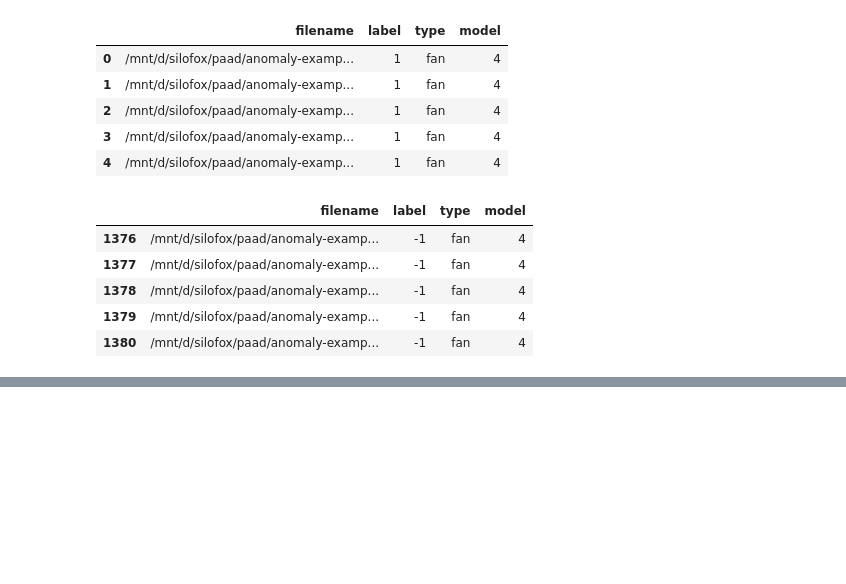
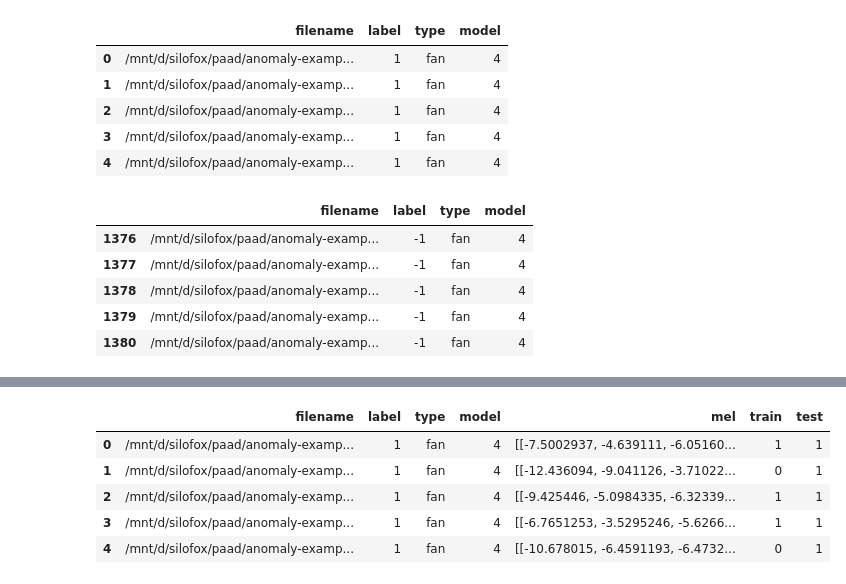
Before and after one commit to meloncus/Paad, a Jupyter notebook: test_and_mockup.ipynb, the cells around one changed output, grey strips where cells are left out. Saved outputs shown, nothing was run; the diff lists cells and outputs as text; code cells hidden in the pictures; blank space fills up the shorter version.

Commit message:
make train test split && make feature control in df

```diff
--- a/test_and_mockup.ipynb
+++ b/test_and_mockup.ipynb
@@ -588,4 +588,4 @@ df.tail()
 | 1379 | /mnt/d/silofox/paad/anomaly-examp... | -1 | fan | 4 |
 | 1380 | /mnt/d/silofox/paad/anomaly-examp... | -1 | fan | 4 |
 # %%
-df_mel = df["filename"].apply(file_to_vector_mel)
+df["mel"] = df["filename"].apply(file_to_vector_mel)
@@ -612,0 +612,11 @@ df_mel[0].shape
+# %%
+df = train_test_split(df)
+# %%
+df.head()
+# %% [output]
+|  | filename | label | type | model | mel | train | test |
+| 0 | /mnt/d/silofox/paad/anomaly-examp... | 1 | fan | 4 | [[-7.5002937, -4.639111, -6.05160... | 1 | 1 |
+| 1 | /mnt/d/silofox/paad/anomaly-examp... | 1 | fan | 4 | [[-12.436094, -9.041126, -3.71022... | 0 | 1 |
+| 2 | /mnt/d/silofox/paad/anomaly-examp... | 1 | fan | 4 | [[-9.425446, -5.0984335, -6.32339... | 1 | 1 |
+| 3 | /mnt/d/silofox/paad/anomaly-examp... | 1 | fan | 4 | [[-6.7651253, -3.5295246, -5.6266... | 1 | 1 |
+| 4 | /mnt/d/silofox/paad/anomaly-examp... | 1 | fan | 4 | [[-10.678015, -6.4591193, -6.4732... | 0 | 1 |
```
Also changed, not shown: parts of 11 cells of this notebook, 3 other files.
